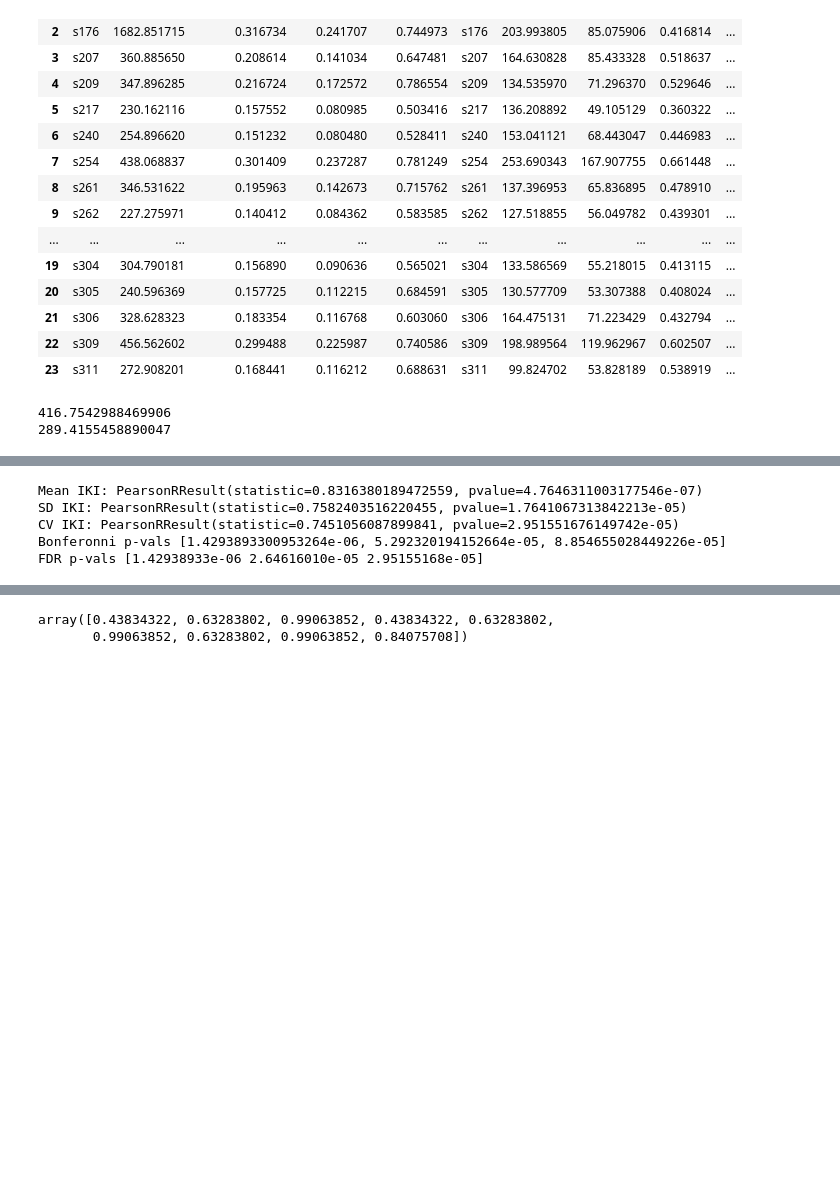
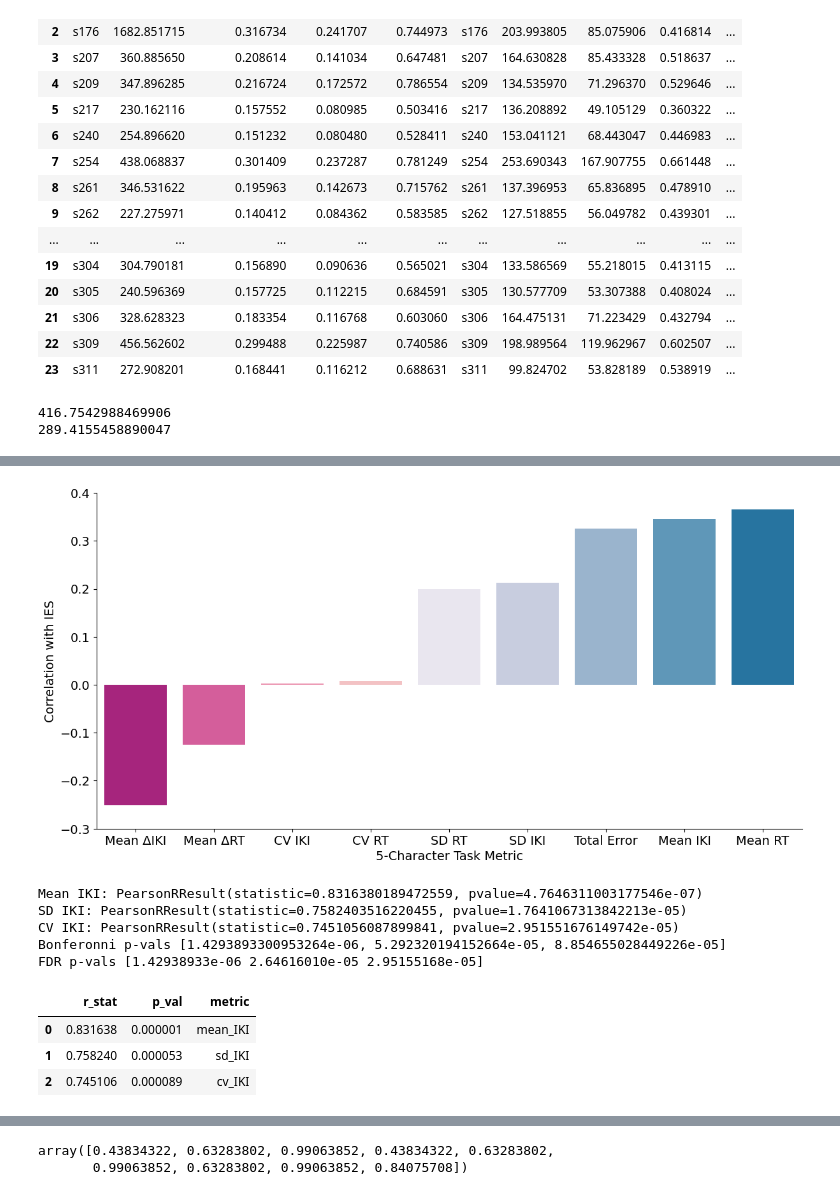
Before and after one commit to rruopp/typingexp, a Jupyter notebook: typing_task_analysis/turbotyping_analysis.ipynb, the cells around one changed output, grey strips where cells are left out. Drawn from its saved outputs; the diff is of its cells as text; code cells hidden in the pictures; blank space fills up the shorter version.

Commit message:
figure updates .. and other things I don't remember

```diff
--- a/typing_task_analysis/turbotyping_analysis.ipynb
+++ b/typing_task_analysis/turbotyping_analysis.ipynb
@@ -22,4 +25,8 @@ from scipy.stats import variation
 import typingmod as typ
+# %%
+# Setting save directory
+save_dir = r'/Users/rubi/Desktop/Github/typingexp/typing_task_analysis/'\
+           'figures/'
 # %%
 # The imported data from Turbo Typing stores listed data as a long string.
 # This splits it up into actual lists.
@@ -103,8 +110,3 @@ def sentence_to_keydata(string):
 #     keys_str = row.loc['keyDataConverted']
 #     keys_list = keys_str.split(',')
 #     return keys_list
-# %%
-# Setting save directory
-save_dir = r'/Users/rubi/Desktop/Github/typingexp/typing_task_analysis/'\
-           'figures'
-save_dir
@@ -467,0 +464,8 @@ Total error: PearsonRResult(statistic=0.32568916679869475, pvalue=0.120408079366
+# %%
+custom_divergent = []
+custom_divergent[0:3] = sns.color_palette('RdPu_r')[1:6].copy()
+custom_divergent[4:8] = sns.color_palette('PuBu')[0:5].copy()
+# custom_palette = sns.set_palette(sns.color_palette(custom_divergent))
+# custom = sns.set_palette(sns.color_palette(custom_divergent, n_colors=9))
+custom = sns.color_palette(custom_divergent)
+custom
@@ -468,3 +482,26 @@ Total error: PearsonRResult(statistic=0.32568916679869475, pvalue=0.120408079366
+# %%
+# Fig. 3b - Pearson correlations between IES and all collected metrics during
+# 5-character typing task
+g = sns.catplot(ies_pearsons, x='metric', y='r_stat', kind='bar',
+                hue='metric', palette=custom, height=6, aspect=2)
+
+# Setting axis labels
+g.set_axis_labels("5-Character Task Metric", "Correlation with IES",
+                  fontsize=14)
+
+# Setting tick labels
+g.set_yticklabels(fontsize=14)
+g.set_xticklabels(['Mean ΔIKI', 'Mean ΔRT', 'CV IKI', 'CV RT', 'SD RT',
+                   'SD IKI', 'Total Error', 'Mean IKI', 'Mean RT'],
+                  fontsize=14)
+
+# Setting y-lim
+plt.ylim(-0.3, 0.4)
+
+plt.show()
+g.savefig(save_dir + 'fig_3b.png', dpi=300)
+# %% [output]
+[figure, added]
 # %%
 # Pearson correlation between mean, SD, and CV IKI from Turbo and Typing tasks.
 print('Mean IKI:', pearsonr(subject_scores['meaniki_alpha'],
@@ -498,3 +535,21 @@ SD IKI: PearsonRResult(statistic=0.7582403516220455, pvalue=1.7641067313842213e-
 CV IKI: PearsonRResult(statistic=0.7451056087899841, pvalue=2.951551676149742e-05)
 Bonferonni p-vals [1.4293893300953264e-06, 5.292320194152664e-05, 8.854655028449226e-05]
 FDR p-vals [1.42938933e-06 2.64616010e-05 2.95155168e-05]
+# %%
+alpha_pearsons = pd.DataFrame(np.array([pearsonr(subject_scores['meaniki_alpha'],
+                                      subject_scores['mean_IKI']),
+                                      pearsonr(subject_scores['sdiki_alpha'],
+                                      subject_scores['sd_IKI']),
+                                      pearsonr(subject_scores['cviki_alpha'],
+                                      subject_scores['cv_IKI'])]),
+                             columns=['r_stat', 'p_val'])
+alpha_pearsons['metric'] = ['mean_IKI', 'sd_IKI', 'cv_IKI']
+
+alpha_pearsons['p_val'] = [p*len(alpha_pearsons['p_val']) for p in alpha_pearsons['p_val']]
+
+alpha_pearsons
+# %% [output]
+|  | r_stat | p_val | metric |
+| 0 | 0.831638 | 0.000001 | mean_IKI |
+| 1 | 0.758240 | 0.000053 | sd_IKI |
+| 2 | 0.745106 | 0.000089 | cv_IKI |
```
Also changed, not shown: parts of 8 cells of this notebook, 19 other files.
